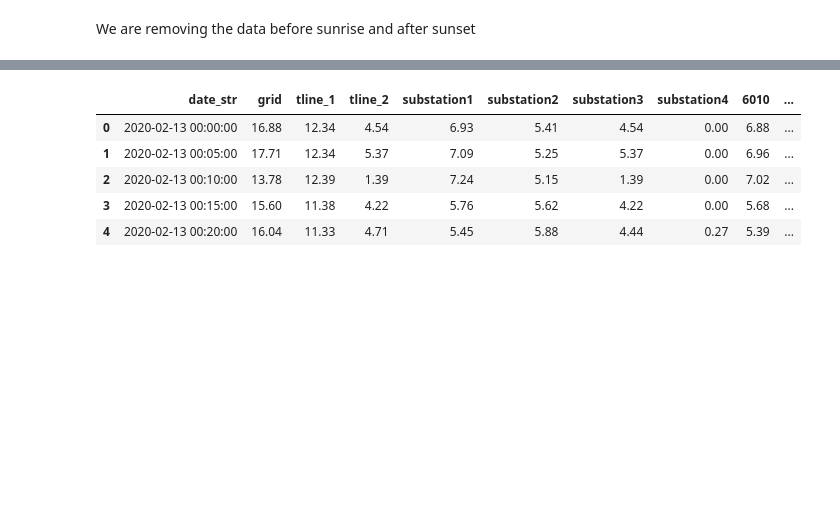
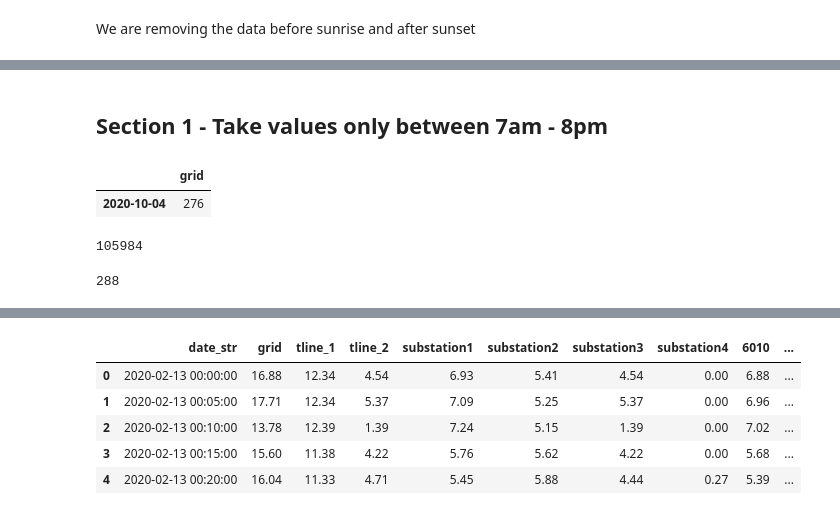
Before and after one commit to ManeeshaPerera/HTCNN-Forecasting, a Jupyter notebook: notebooks/pre-process.ipynb, the cells around one changed output, grey strips where cells are left out. Drawn from its saved outputs; the diff is of its cells as text; code cells hidden in the pictures; blank space fills up the shorter version.

```diff
--- a/notebooks/pre-process.ipynb
+++ b/notebooks/pre-process.ipynb
@@ -24,0 +43,18 @@ data = pd.read_pickle('../input/timeseries')
+# %% [markdown]
+## Section 1 - Take values only between 7am - 8pm
+# %%
+_5min = data.resample('5min').mean()
+point_per_day = _5min.groupby(_5min.index.date).count()[['grid']]
+point_per_day.loc[point_per_day['grid']!=288]
+# %% [output]
+|  | grid |
+| 2020-10-04 | 276 |
+# %%
+len(_5min)
+# %% [output]
+105984
+# %%
+# temp_df = data.reset_index()
+len(_5min.loc[_5min.index.date == pd.Timestamp('2020-10-04')].index.tolist())
+# %% [output]
+288
```
Also changed, not shown: parts of 25 cells of this notebook, 10 other files.
